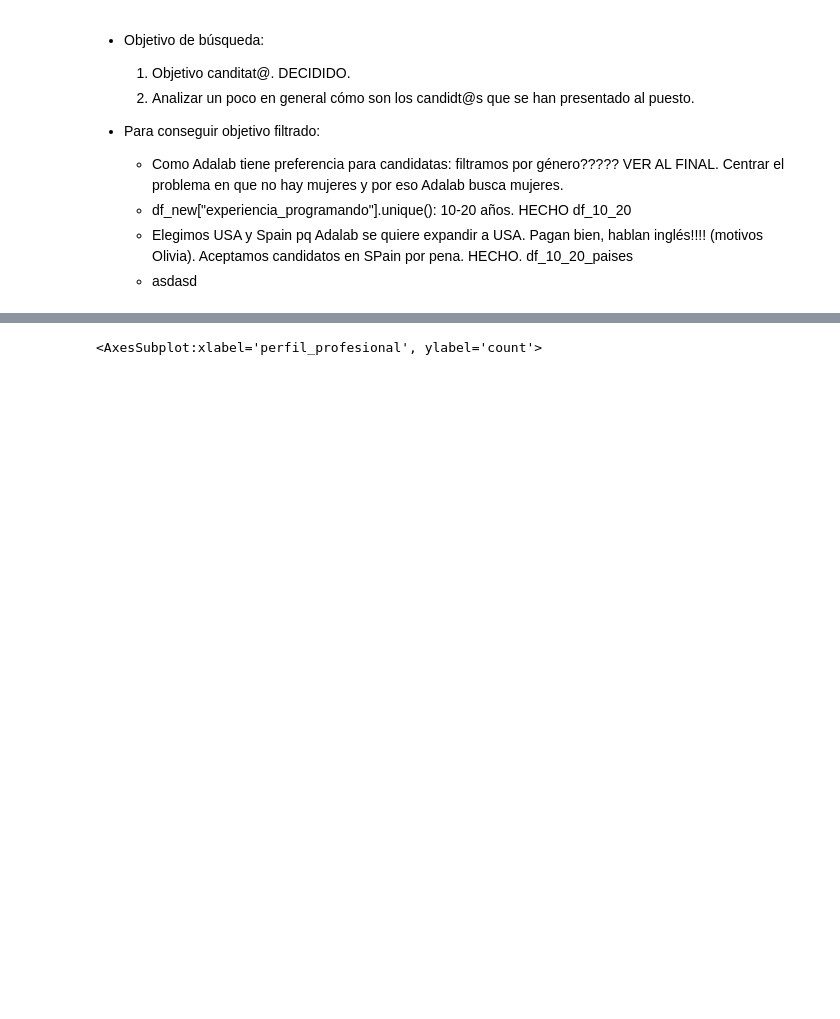
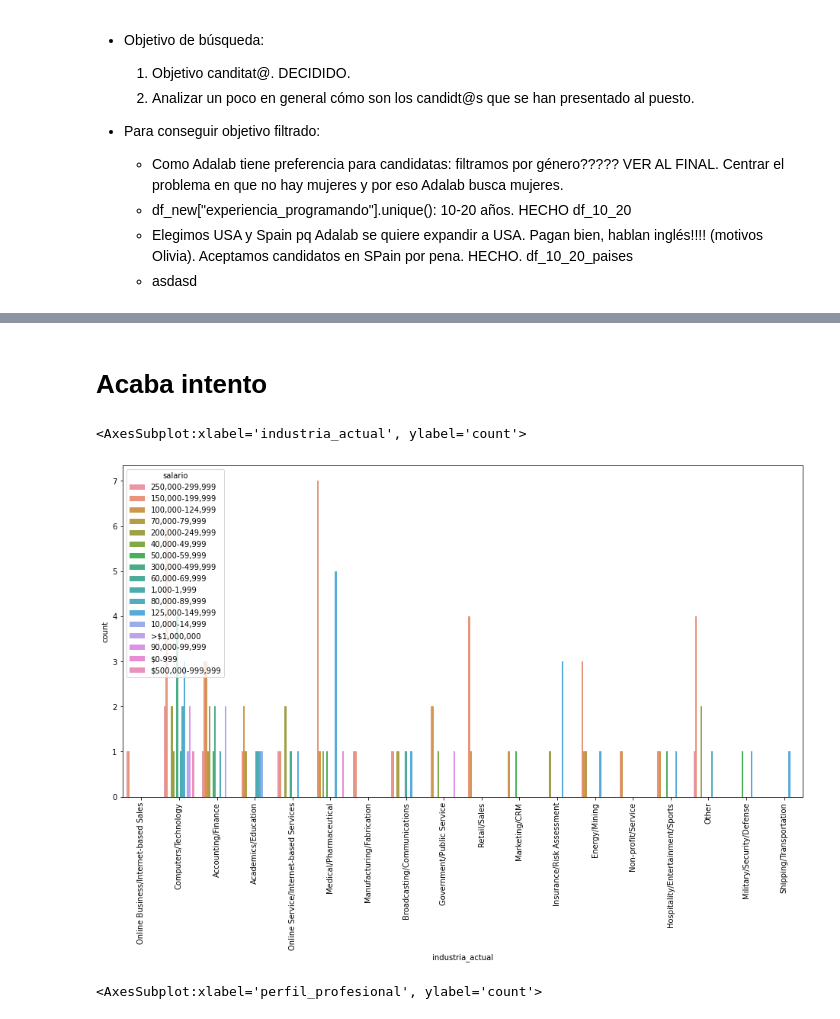
Before and after one commit to Adalab/project-da-promo-A-module-2-team-2, a Jupyter notebook: Proyecto 2- guarrillo copy 2.ipynb, the cells around one changed output, grey strips where cells are left out. Drawn from its saved outputs; the diff is of its cells as text; code cells hidden in the pictures; blank space fills up the shorter version.

```diff
--- a/Proyecto 2- guarrillo copy 2.ipynb
+++ b/Proyecto 2- guarrillo copy 2.ipynb
@@ -1121,3 +843,13 @@ df_10_20_exp
+# %% [markdown]
+# Acaba intento
+# %%
+# salario de los posibles canditatos que provienen de Usa y Spain con 10 - 20 años de experiencia
+plt.figure(figsize=(16,8))
+plt.xticks(rotation='vertical')
+sns.countplot(x=df_total["industria_actual"], data = df_total , hue ='salario')
+# %% [output]
+<AxesSubplot:xlabel='industria_actual', ylabel='count'>
+[figure, added]
 # %%
 #aquí podemos coger los más frecuentes
 plt.figure(figsize=(16,8))
```
Also changed, not shown: parts of 95 cells of this notebook.
